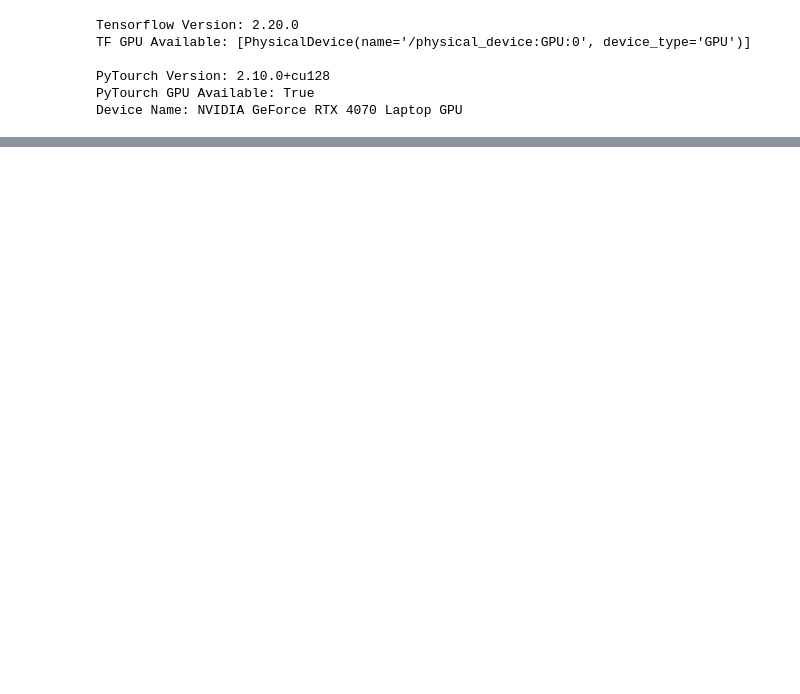
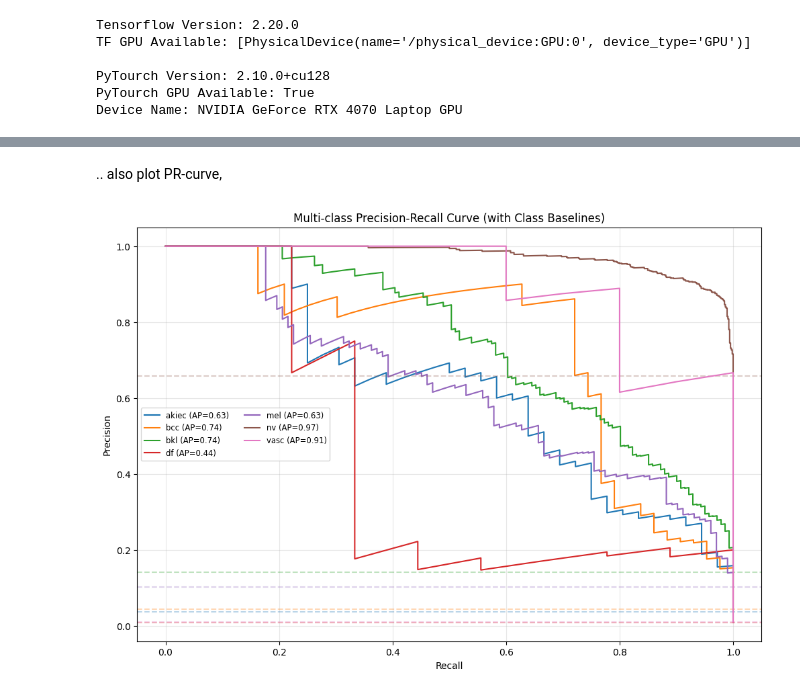
Before and after one commit to nearlyphd/femoral-head-flattening-hybrid-vit-cnn, a Jupyter notebook: notebooks/parallel-vit-cnn-hybrid-ham10k.ipynb, the cells around one changed output, grey strips where cells are left out. Drawn from its saved outputs; the diff is of its cells as text; code cells hidden in the pictures; blank space fills up the shorter version.

```diff
--- a/notebooks/parallel-vit-cnn-hybrid-ham10k.ipynb
+++ b/notebooks/parallel-vit-cnn-hybrid-ham10k.ipynb
@@ -25,0 +365,50 @@ Import the libraries.
+# %% [markdown]
+.. also plot PR-curve,
+# %%
+from sklearn.metrics import precision_recall_curve, average_precision_score
+from sklearn.preprocessing import label_binarize
+import matplotlib.pyplot as plt
+
+def plot_pr_curve(model, loader, device, class_names):
+    model.eval()
+    all_probs = []
+    all_labels = []
+
+    with torch.no_grad():
+        for images, labels in loader:
+            images = images.to(device)
+            out_cnn, out_trans = model(images)
+            # Use averaged probabilities for the curve
+            probs = torch.softmax((out_cnn + out_trans) / 2, dim=1)
+
+            all_probs.append(probs.cpu().numpy())
+            all_labels.append(labels.numpy())
+
+    Y_test = label_binarize(np.concatenate(all_labels), classes=range(len(class_names)))
+    Y_score = np.concatenate(all_probs)
+    n_classes = len(class_names)
+
+    plt.figure(figsize=(12, 8))
+
+    for i in range(n_classes):
+        precision, recall, _ = precision_recall_curve(Y_test[:, i], Y_score[:, i])
+        ap_score = average_precision_score(Y_test[:, i], Y_score[:, i])
+
+        # Calculate baseline (prevalence of class i)
+        baseline = np.sum(Y_test[:, i]) / len(Y_test)
+
+        line, = plt.plot(recall, precision, label=f'{class_names[i]} (AP={ap_score:.2f})')
+        # Draw dashed baseline with the same color as the curve
+        plt.axhline(y=baseline, color=line.get_color(), linestyle='--', alpha=0.3)
+
+    plt.xlabel('Recall')
+    plt.ylabel('Precision')
+    plt.title('Multi-class Precision-Recall Curve (with Class Baselines)')
+    plt.legend(loc='best', fontsize='small', ncol=2)
+    plt.grid(alpha=0.3)
+    plt.show()
+
+# Usage:
+plot_pr_curve(model, test_loader, DEVICE, manager.encoder.classes_)
+# %% [output]
+[figure, added]
```
Also changed, not shown: parts of 20 cells of this notebook.
